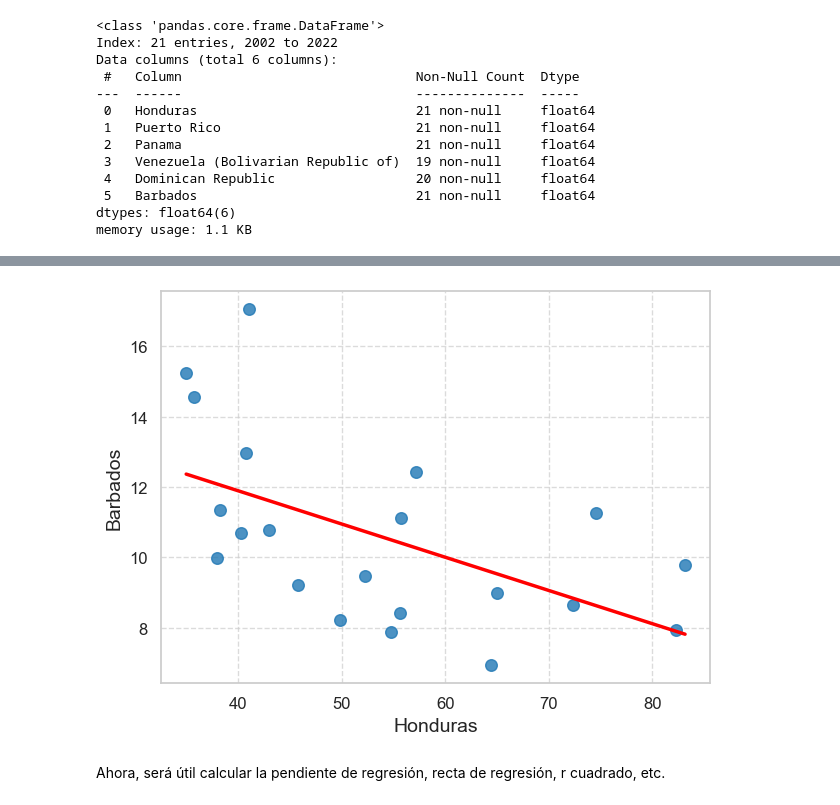
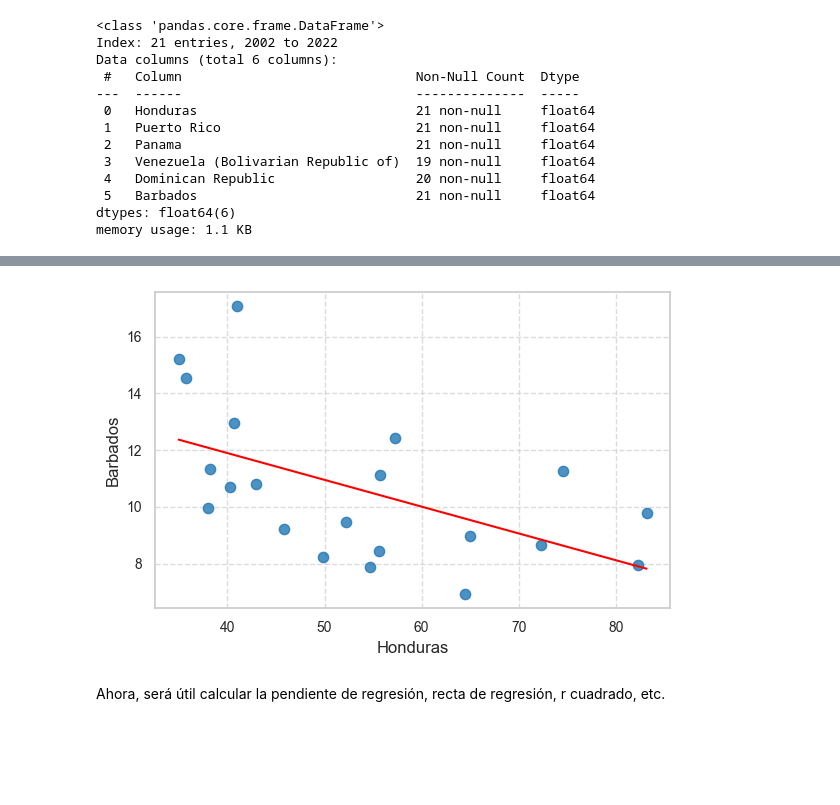
Before and after one commit to lehcimhdz/eda_honduras, a Jupyter notebook: eda_honduras_regresion.ipynb, the cells around one changed output, grey strips where cells are left out. Saved outputs shown, nothing was run; the diff lists cells and outputs as text; code cells hidden in the pictures; blank space fills up the shorter version.

```diff
--- a/eda_honduras_regresion.ipynb
+++ b/eda_honduras_regresion.ipynb
@@ -507,28 +517,30 @@ plt.show()
 # %%
+plt.figure(figsize=(6, 4))
+
 sns.set(style="whitegrid", palette="muted")
 
 sns.regplot(data=dispersion,
             x='Honduras',
             y='Barbados',
-            scatter_kws={"s": 70, "alpha": 0.8, "color": "#1f77b4"},
-            line_kws={"color": "red", "linewidth": 2.5},
+            scatter_kws={"s": 55, "alpha": 0.8, "color": "#1f77b4"},
+            line_kws={"color": "red", "linewidth": 1.5},
             ci=None)
 
 #plt.title('Relación entre tasa de homicidios de Honduras y Barbados (2002-2022)', fontsize=16, weight='bold')
-plt.xlabel('Honduras', fontsize=14)
-plt.ylabel('Barbados', fontsize=14)
-plt.xticks(fontsize=12)
-plt.yticks(fontsize=12)
+plt.xlabel('Honduras', fontsize=12)
+plt.ylabel('Barbados', fontsize=12)
+plt.xticks(fontsize=10)
+plt.yticks(fontsize=10)
 plt.grid(True, linestyle='--', alpha=0.7)
 
 plt.tight_layout()
 
 plt.savefig('gráficas_regresión/regresion_honduras_barbados.png', dpi=300, bbox_inches='tight')
 
 
 plt.show()
 # %% [output]
-[figure, old version]
+[figure, new version]
 # %% [markdown]
 Ahora, será útil calcular la pendiente de regresión, recta de regresión, r cuadrado, etc.
 # %%
```
Also changed, not shown: parts of 4 cells of this notebook, 5 other files.
